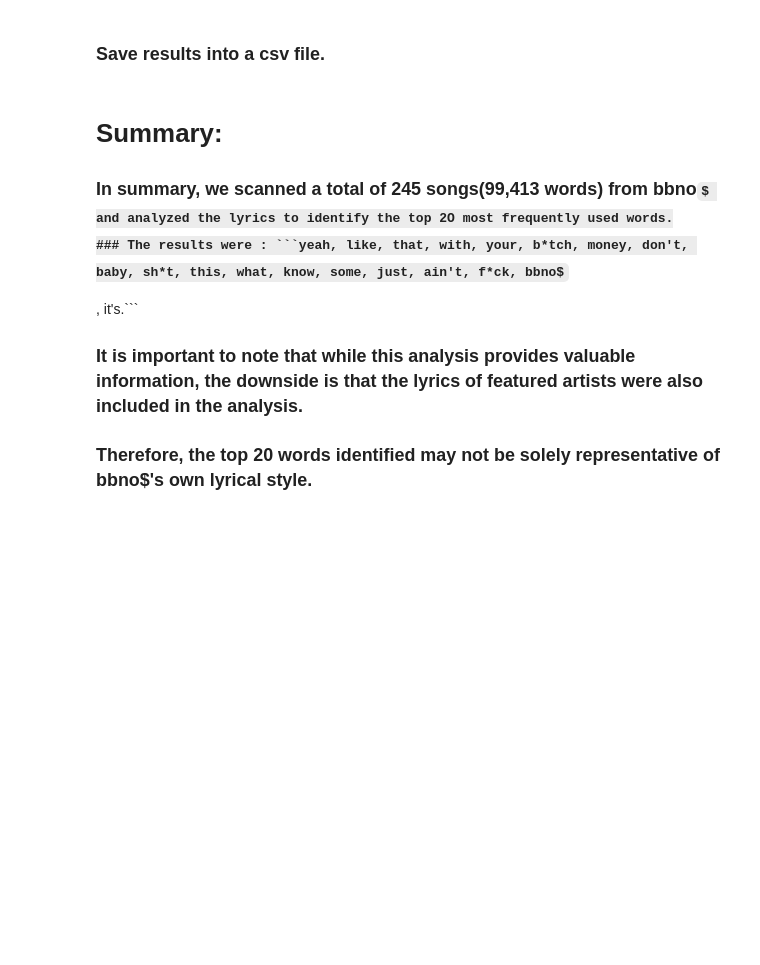
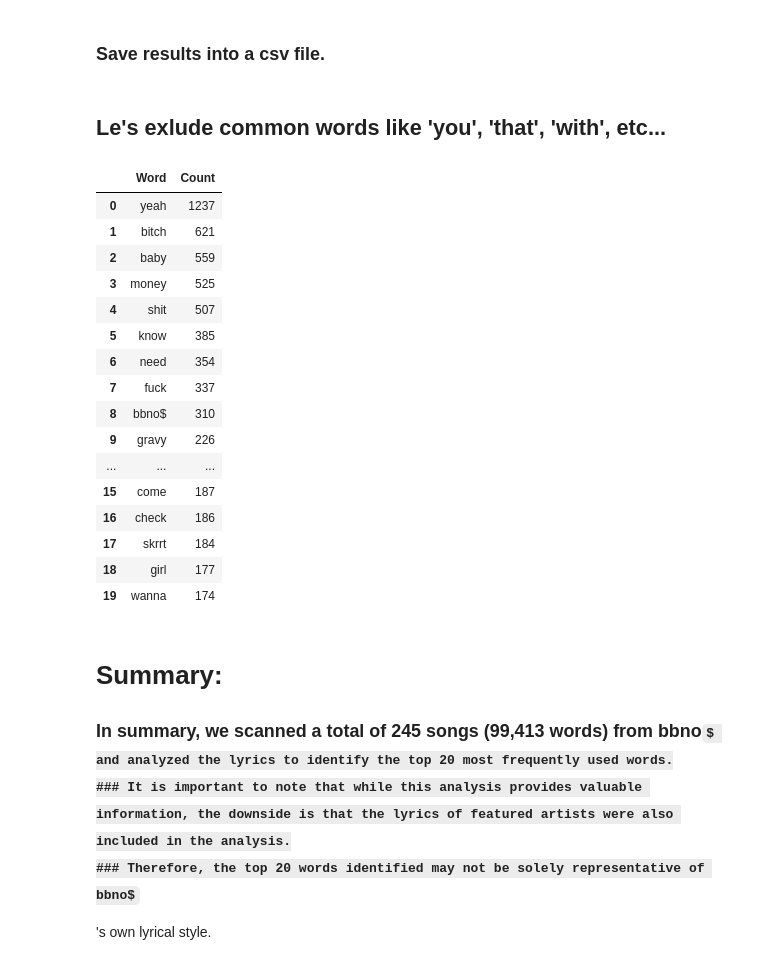
Before and after one commit to AhmedSahbaoui69/bbnolyrics-Most-Used-Words, a Jupyter notebook: Jupyter_Notebook/bbnomula.ipynb, the cells around one changed output. Cells and saved outputs as stored; diff of their text form; code cells hidden in the pictures; some formulas as TeX source; blank space fills up the shorter version.

````diff
--- a/Jupyter_Notebook/bbnomula.ipynb
+++ b/Jupyter_Notebook/bbnomula.ipynb
@@ -378,9 +382,33 @@ print(word_counts["sussy"])
 ### Save results into a csv file.
 # %%
 df.to_csv('word_count_data/word_counts.csv', index=False)
+# %% [markdown]
+## Le's exlude common words like 'you', 'that', 'with', etc...
+# %%
+excluded_words = ["that", "with", "you", "your", "don't", "this", "that", "these", "those", "it's", "that's","they", "them", "just", "want", "from", "what", "where", "when", "who", "why", "some", "ain't", "like"]
+
+# also let's only output words with lengths >= 3
+df[~df['Word'].isin(excluded_words) & (df['Word'].str.len() >= 4)][:20].reset_index(drop=True)
+# %% [output]
+|  | Word | Count |
+| 0 | yeah | 1237 |
+| 1 | bitch | 621 |
+| 2 | baby | 559 |
+| 3 | money | 525 |
+| 4 | shit | 507 |
+| 5 | know | 385 |
+| 6 | need | 354 |
+| 7 | fuck | 337 |
+| 8 | bbno$ | 310 |
+| 9 | gravy | 226 |
+| ... | ... | ... |
+| 15 | come | 187 |
+| 16 | check | 186 |
+| 17 | skrrt | 184 |
+| 18 | girl | 177 |
+| 19 | wanna | 174 |
 # %% [markdown]
 # <b>Summary:</b>
-### In summary, we scanned a total of 245 songs(99,413 words) from bbno$ and analyzed the lyrics to identify the top 2O most frequently used words.
-### The results were : ```yeah, like, that, with, your, b*tch, money, don't, baby, sh*t, this, what, know, some, just, ain't, f*ck, bbno$, it's.```
+### In summary, we scanned a total of 245 songs (99,413 words) from bbno$ and analyzed the lyrics to identify the top 20 most frequently used words.
 ### It is important to note that while this analysis provides valuable information, the downside is that the lyrics of featured artists were also included in the analysis.
 ### Therefore, the top 20 words identified may not be solely representative of bbno$'s own lyrical style.
````
Also changed, not shown: parts of 10 cells of this notebook, 3 other files.
